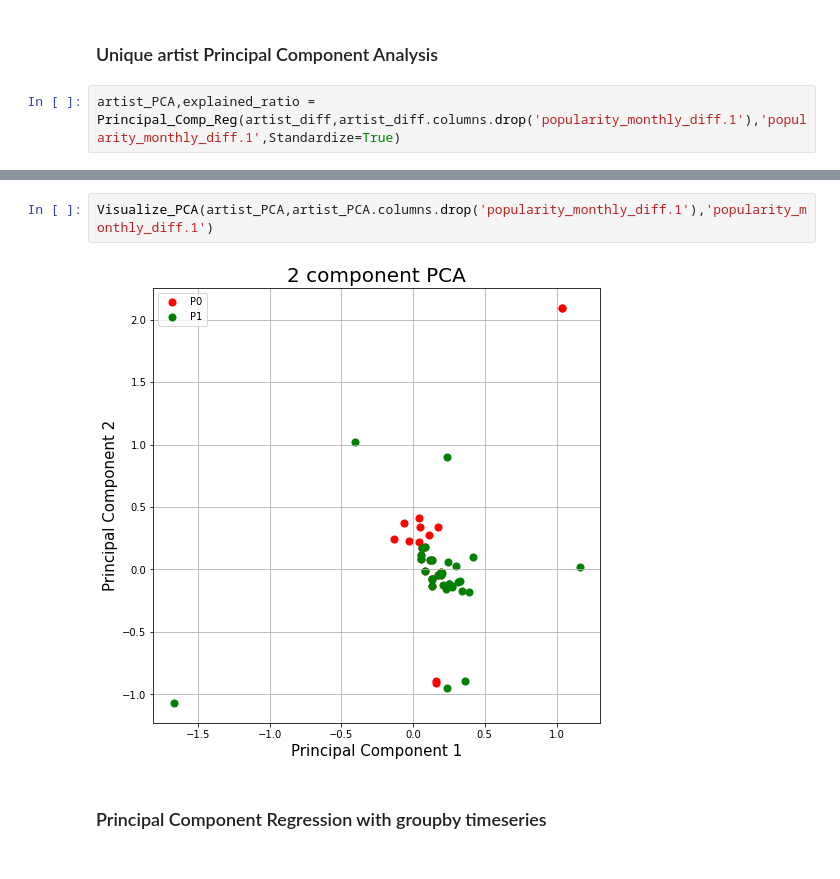
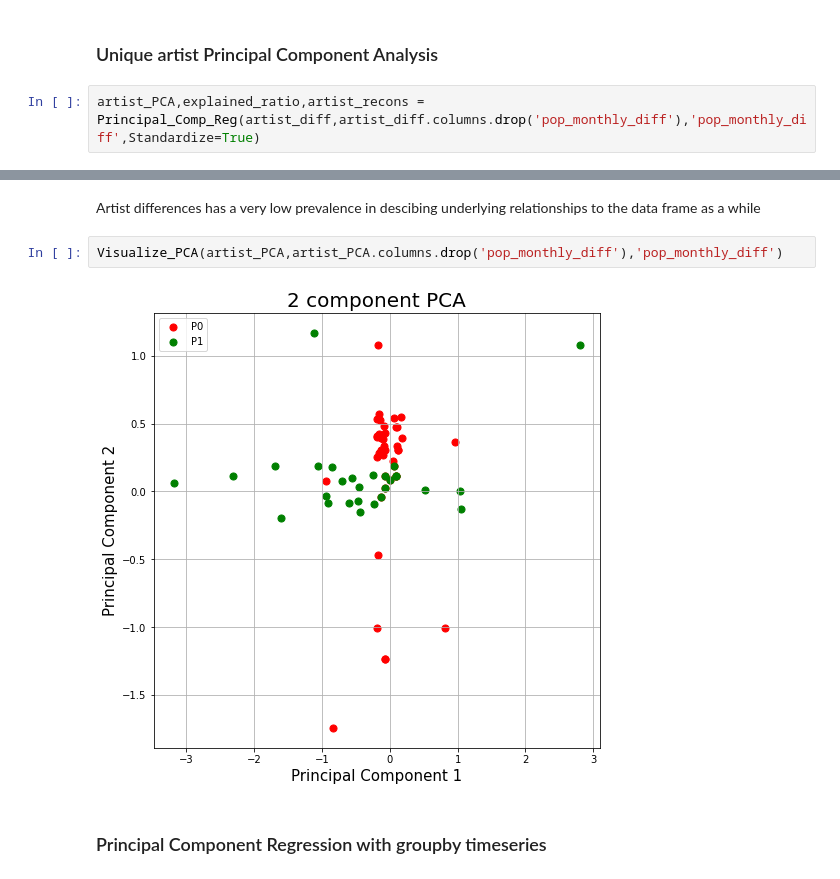
Before and after one commit to Tony363/Chartmetric_Analysis, a Jupyter notebook: Chartmetric_DataConsolidation.ipynb, the cells around one changed output, grey strips where cells are left out. Drawn from its saved outputs; the diff is of its cells as text.

```diff
--- a/Chartmetric_DataConsolidation.ipynb
+++ b/Chartmetric_DataConsolidation.ipynb
@@ -744,6 +781,6 @@ artist_diff.head()
 # %% [markdown]
 ### Unique artist Principal Component Analysis
 # %%
-artist_PCA,explained_ratio = Principal_Comp_Reg(artist_diff,artist_diff.columns.drop('popularity_monthly_diff.1'),'popularity_monthly_diff.1',Standardize=True)
+artist_PCA,explained_ratio,artist_recons = Principal_Comp_Reg(artist_diff,artist_diff.columns.drop('pop_monthly_diff'),'pop_monthly_diff',Standardize=True)
 # %% [output]
 [interactive output not drawn]
@@ -770,7 +824,9 @@ array([0.22799583, 0.18551205])
+# %% [markdown]
+Artist differences has a very low prevalence in descibing underlying relationships to the data frame as a while
 # %%
-Visualize_PCA(artist_PCA,artist_PCA.columns.drop('popularity_monthly_diff.1'),'popularity_monthly_diff.1')
+Visualize_PCA(artist_PCA,artist_PCA.columns.drop('pop_monthly_diff'),'pop_monthly_diff')
 # %% [output]
-[figure, old version]
+[figure, new version]
 # %% [markdown]
 ### Principal Component Regression with groupby timeseries
 # %%
```
Also changed, not shown: parts of 42 cells of this notebook.
